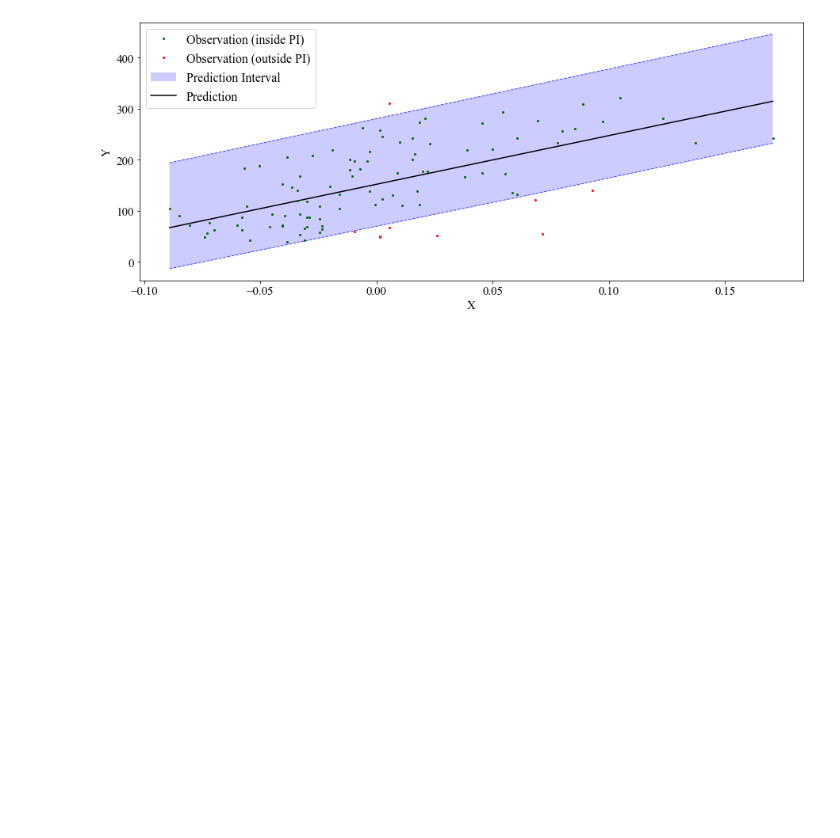
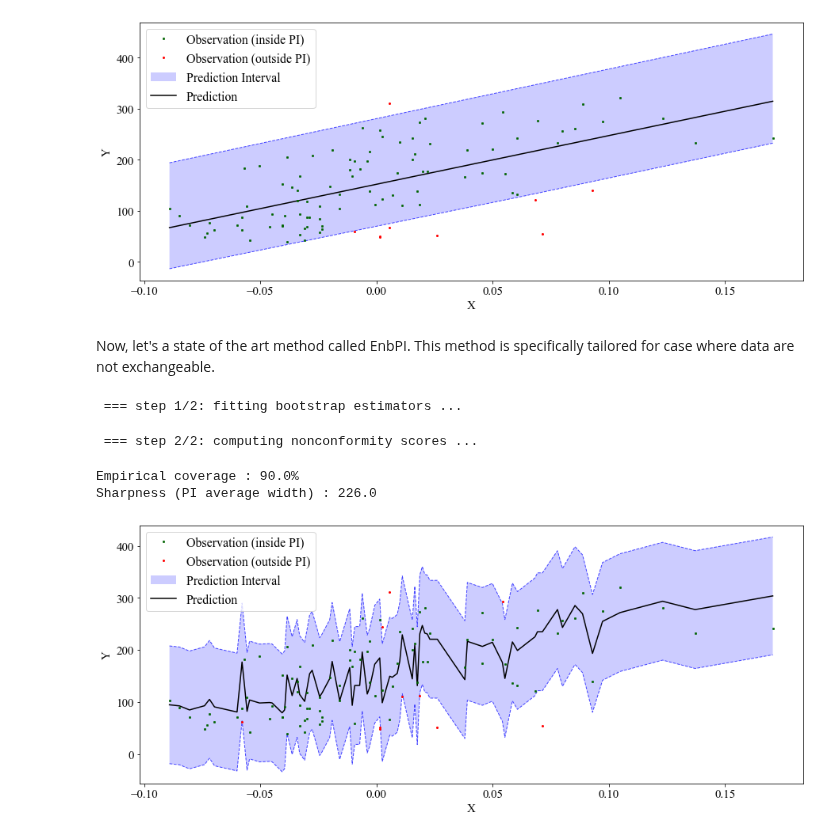
Before and after one commit to deel-ai/puncc, a Jupyter notebook: doc/quickstart.ipynb, the cells around one changed output. Saved outputs shown, nothing was run; the diff lists cells and outputs as text; code cells hidden in the pictures; blank space fills up the shorter version.

```diff
--- a/doc/quickstart.ipynb
+++ b/doc/quickstart.ipynb
@@ -231,3 +227,43 @@ plot_prediction_interval(
 Empirical coverage : 91.0%
 Sharpness (PI average width) : 210.8
 [figure]
+# %% [markdown]
+Now, let's a state of the art method called EnbPI. This method is specifically tailored for case where data are not exchangeable.
+# %%
+from puncc.common.confomalizers import EnbPI
+from sklearn.ensemble import RandomForestRegressor
+
+mu_rf = RandomForestRegressor(n_estimators=100, n_jobs=4)
+
+enbpi = EnbPI(mu_rf, B=30, agg_func_loo=np.mean)
+enbpi.fit(X_train, y_train)
+y_pred, y_pred_lower, y_pred_upper = enbpi.predict(X_test, alpha=alpha, y_true=y_test, s=None)
+# %% [output]
+ === step 1/2: fitting bootstrap estimators ...
+ === step 2/2: computing nonconformity scores ...
+# %%
+coverage = average_coverage(y_true=y_test,
+                            y_pred_lower=y_pred_lower,
+                            y_pred_upper=y_pred_upper)
+
+pi_width = sharpness(y_pred_lower=y_pred_lower,
+                     y_pred_upper=y_pred_upper)
+
+print(f"Empirical coverage : {np.round(coverage*100, 1)}%")
+print(f"Sharpness (PI average width) : {np.round(pi_width, 1)}")
+
+# Figure of the prediction bands
+
+plot_prediction_interval(
+    X = X_test[:,0],
+    y_true=y_test,
+    y_pred=y_pred,
+    y_pred_lower=y_pred_lower,
+    y_pred_upper=y_pred_upper,
+    sort_X=True,
+    size=(10, 6),
+    loc="upper left")
+# %% [output]
+Empirical coverage : 90.0%
+Sharpness (PI average width) : 226.0
+[figure, added]
```
Also changed, not shown: parts of 3 cells of this notebook, 1 other file.
